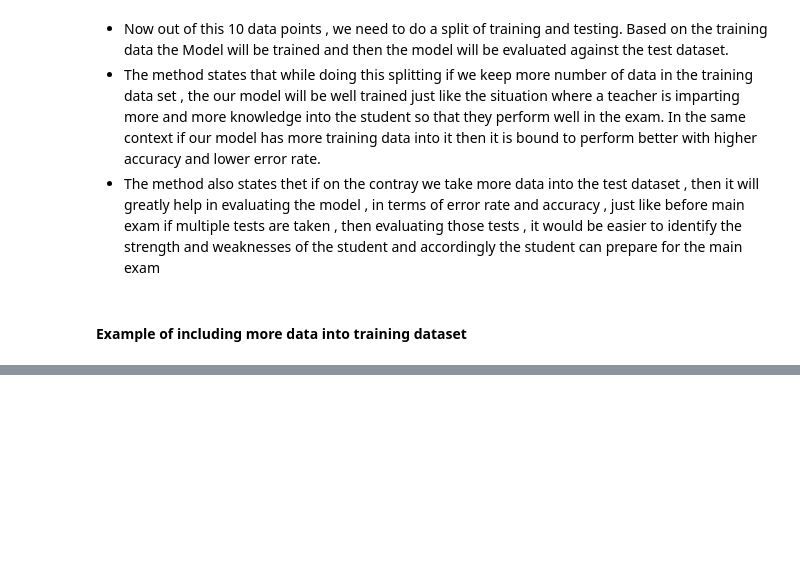
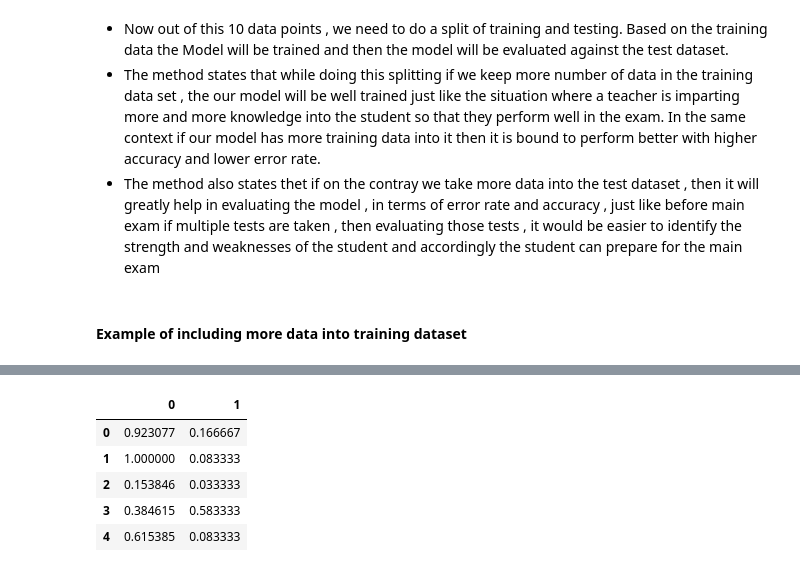
Before and after one commit to Csengupta1101/ML-Concepts, a Jupyter notebook: Hold Out & Cross Val.ipynb, the cells around one changed output, grey strips where cells are left out. Drawn from its saved outputs; the diff is of its cells as text; code cells hidden in the pictures; blank space fills up the shorter version.

```diff
--- a/Hold Out & Cross Val.ipynb
+++ b/Hold Out & Cross Val.ipynb
@@ -37,0 +93,16 @@ bank.head()
+# %%
+# Now we need to convert our x column with the help of minmaxscaler so that all data points are leveled into same scale
+from sklearn.preprocessing import MinMaxScaler
+scaler = MinMaxScaler()
+x = scaler.fit_transform(x)
+# %%
+x = pd.DataFrame(x)
+# %%
+x.head()
+# %% [output]
+|  | 0 | 1 |
+| 0 | 0.923077 | 0.166667 |
+| 1 | 1.000000 | 0.083333 |
+| 2 | 0.153846 | 0.033333 |
+| 3 | 0.384615 | 0.583333 |
+| 4 | 0.615385 | 0.083333 |
```
Also changed, not shown: parts of 20 cells of this notebook.
